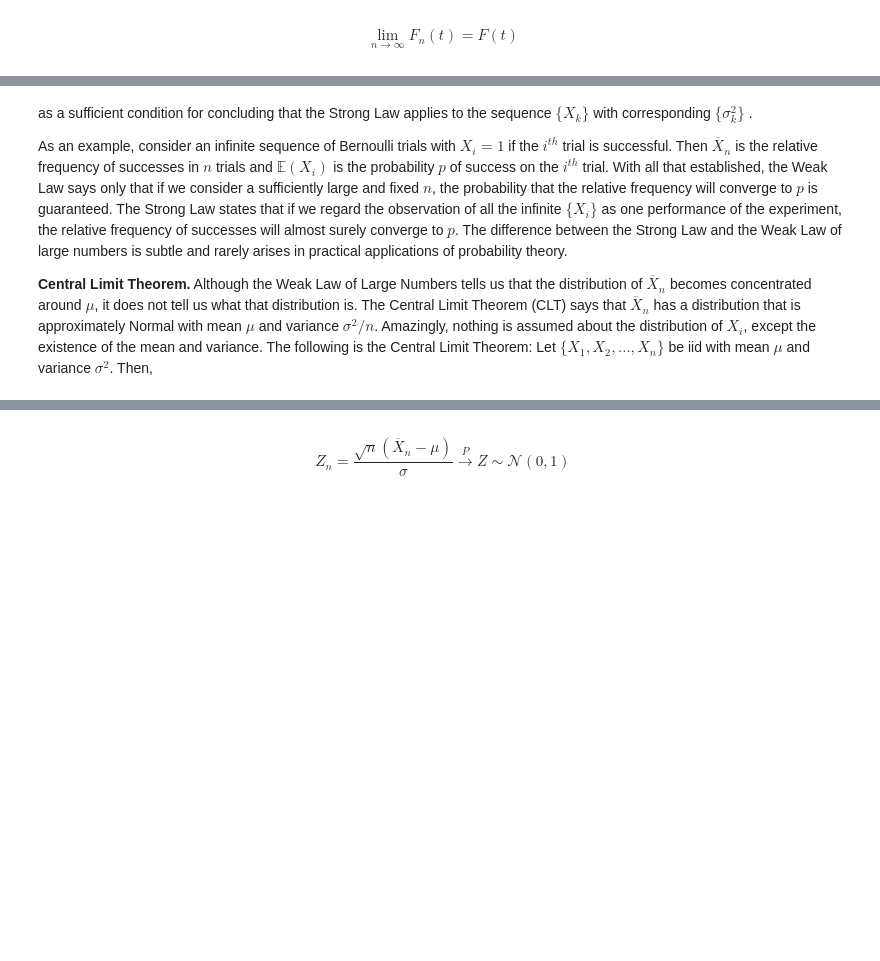
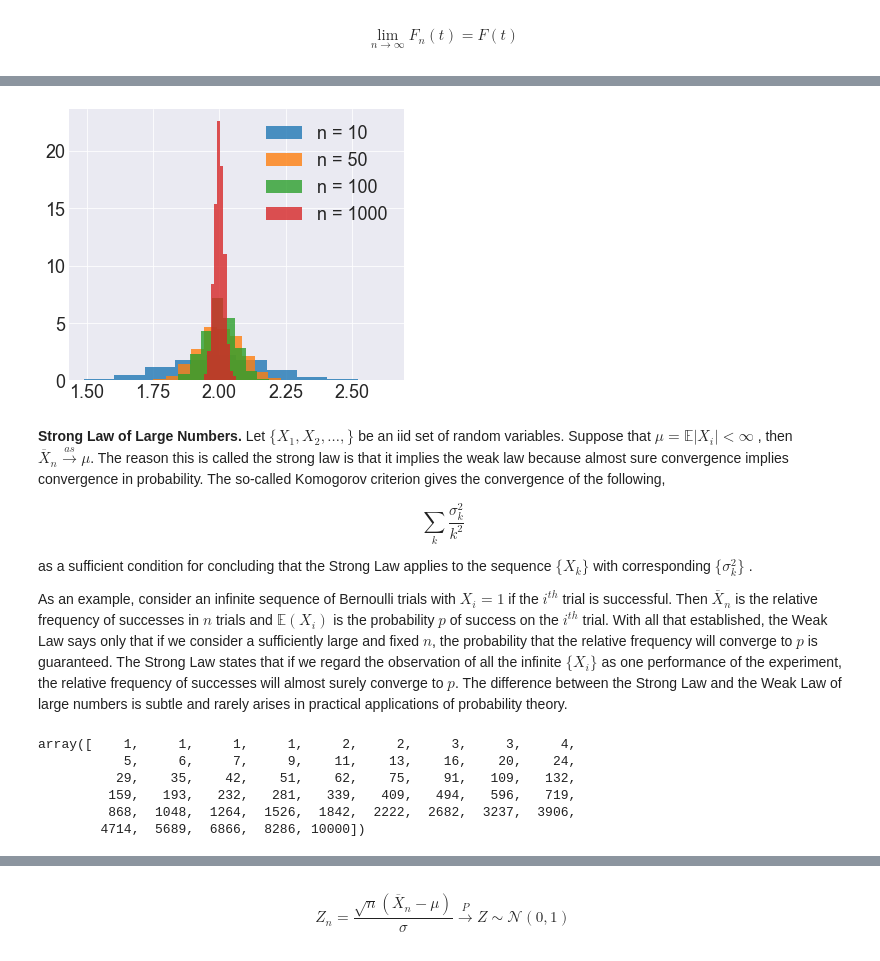
Before and after one commit to hvribeiro/MCSC1, a Jupyter notebook: aulas/03.1 - Introduction to Statistics.ipynb, the cells around one changed output, grey strips where cells are left out. Cells and saved outputs as stored; diff of their text form; code cells hidden in the pictures; blank space fills up the shorter version.

Commit message:
add examples to limiti theorems

```diff
--- a/aulas/03.1 - Introduction to Statistics.ipynb
+++ b/aulas/03.1 - Introduction to Statistics.ipynb
@@ -487,4 +489,25 @@ $$
+# %%
+def mean_n(n, ensemble=1000):
+    return np.asarray([np.mean(u.rvs(size=n)) for _ in range(ensemble)])
+# %%
+plt.figure(figsize=(6,5))
+for n in [10, 50, 100, 1000]:
+    plt.hist(mean_n(n),density=True, label=f"n = {n}", alpha=0.8);
+plt.legend();
+# %% [output]
+[figure, added]
 # %% [markdown]
+**Strong Law of Large Numbers.**  Let $\lbrace X_1,X_2,\ldots,\rbrace$ be an
+iid set of random variables. Suppose that $\mu=\mathbb{E}\vert
+X_i\vert<\infty$, then $\overline{X}_n \overset{as}{\to} \mu$. The reason this
+is called the strong law is that it implies the weak law because almost sure
+convergence implies convergence in probability. The so-called  Komogorov
+criterion gives the convergence of the following,
+
+$$
+\sum_k \frac{\sigma_k^2}{k^2}
+$$
+
  as a sufficient condition for concluding that the Strong Law applies
 to the sequence $ \lbrace X_k \rbrace$ with corresponding $\lbrace \sigma_k^2
 \rbrace$.
@@ -500,13 +523,3 @@ the infinite $\lbrace X_i \rbrace$ as one performance of the experiment, the
 relative frequency of successes will almost surely converge to $p$.  The
 difference between the Strong Law and the Weak Law of large numbers is
 subtle and rarely arises in practical applications of probability theory.
-
-**Central Limit Theorem.**  Although the Weak Law of Large Numbers tells us
-that the distribution of $\overline{X}_n$ becomes concentrated around $\mu$, it
-does not tell us what that distribution is. The Central Limit Theorem (CLT)
-says that $\overline{X}_n$ has a distribution that is approximately Normal
-with mean $\mu$ and variance $\sigma^2/n$. Amazingly, nothing is assumed
-about the distribution of $X_i$, except the existence
-of the mean and variance. The following is the Central Limit Theorem:
-Let $\lbrace X_1,X_2,\ldots,X_n \rbrace$ be iid with mean $\mu$ and
-variance $\sigma^2$. Then,
@@ -512,0 +529,9 @@ variance $\sigma^2$. Then,
+# %%
+np.logspace(0,4).astype(int)
+# %% [output]
+array([    1,     1,     1,     1,     2,     2,     3,     3,     4,
+           5,     6,     7,     9,    11,    13,    16,    20,    24,
+          29,    35,    42,    51,    62,    75,    91,   109,   132,
+         159,   193,   232,   281,   339,   409,   494,   596,   719,
+         868,  1048,  1264,  1526,  1842,  2222,  2682,  3237,  3906,
+        4714,  5689,  6866,  8286, 10000])
```
Also changed, not shown: parts of 19 cells of this notebook.
